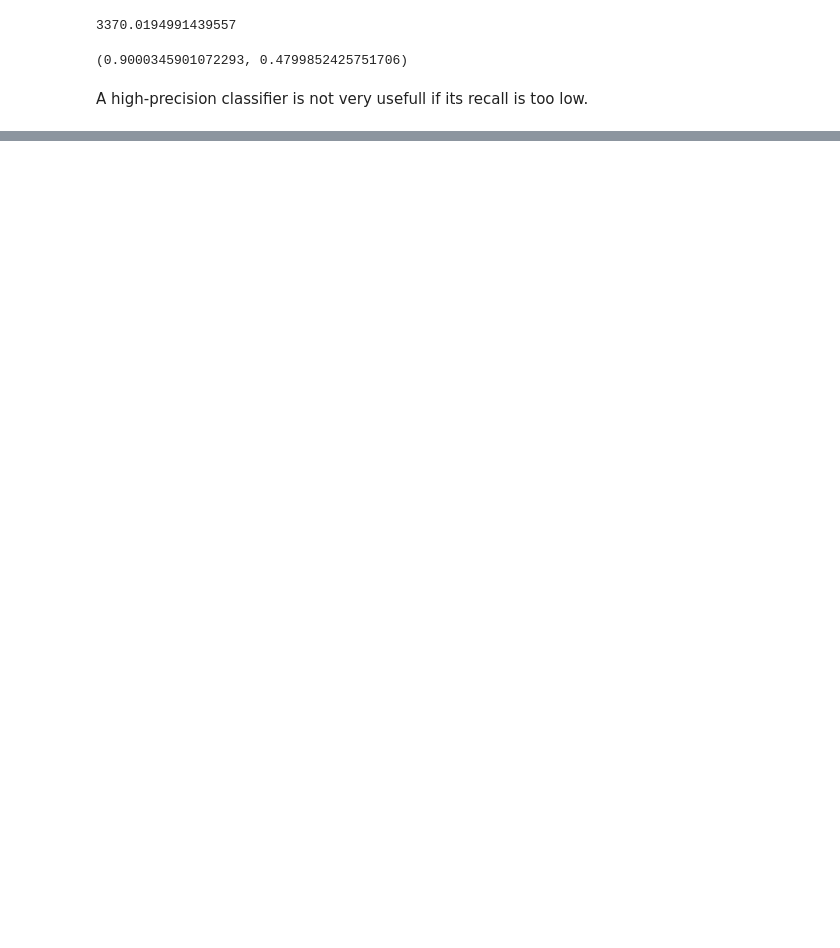
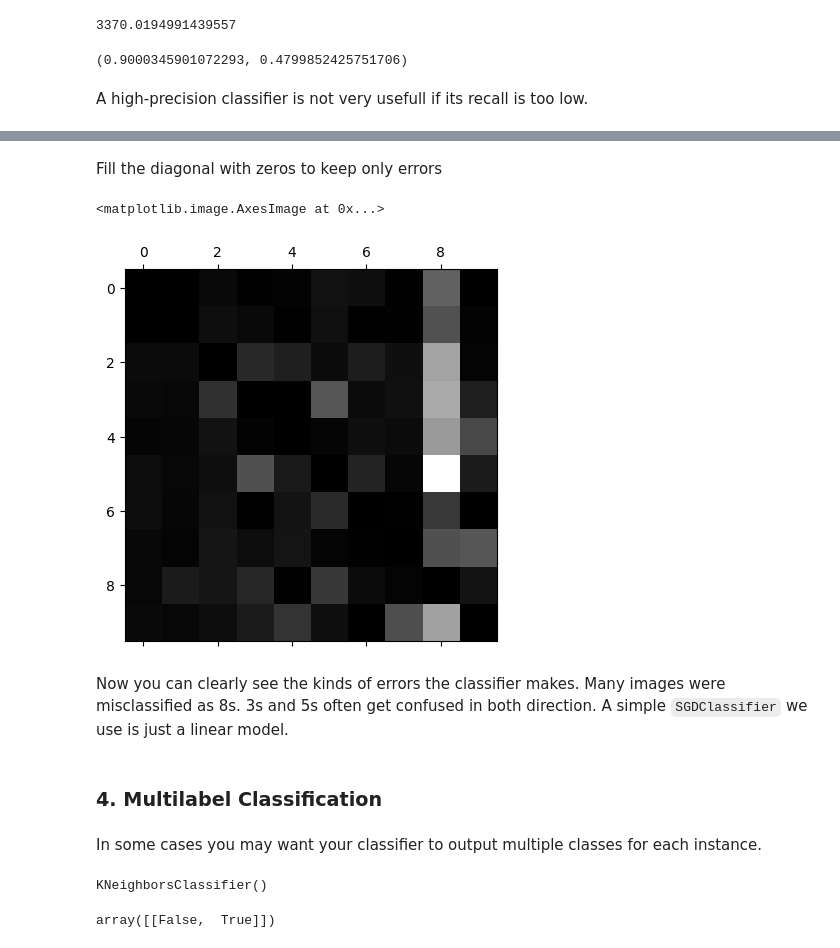
Before and after one commit to neofluar/kaggle, a Jupyter notebook: mnist/classification.ipynb, the cells around one changed output, grey strips where cells are left out. Drawn from its saved outputs; the diff is of its cells as text; code cells hidden in the pictures; blank space fills up the shorter version.

Commit message:
Add multilabel-multiclass

```diff
--- a/mnist/classification.ipynb
+++ b/mnist/classification.ipynb
@@ -211,0 +388,32 @@ A high-precision classifier is not very usefull if its recall is too low.
+# %%
+row_sums = conf_mx.sum(axis=1, keepdims=True)
+norm_conf_mx = conf_mx / row_sums
+# %% [markdown]
+Fill the diagonal with zeros to keep only errors
+# %%
+np.fill_diagonal(norm_conf_mx, 0)
+plt.matshow(norm_conf_mx, cmap=plt.cm.gray)
+# %% [output]
+<matplotlib.image.AxesImage at 0x...>
+[figure, added]
+# %% [markdown]
+Now you can clearly see the kinds of errors the classifier makes. Many images were misclassified as 8s. 3s and 5s often get confused in both direction. A simple `SGDClassifier` we use is just a linear model.
+# %% [markdown]
+### 4. Multilabel Classification
+# %% [markdown]
+In some cases you may want your classifier to output multiple classes for each instance.
+# %%
+from sklearn.neighbors import KNeighborsClassifier
+
+y_train_large = y_train >= 7
+y_train_odd = y_train % 2 == 1
+y_multilabel = np.c_[y_train_large, y_train_odd]
+
+knn_clf = KNeighborsClassifier()
+knn_clf.fit(x_train, y_multilabel)
+# %% [output]
+KNeighborsClassifier()
+# %%
+knn_clf.predict([some_digit])
+# %% [output]
+array([[False,  True]])
```
Also changed, not shown: parts of 62 cells of this notebook, 1 other file.
